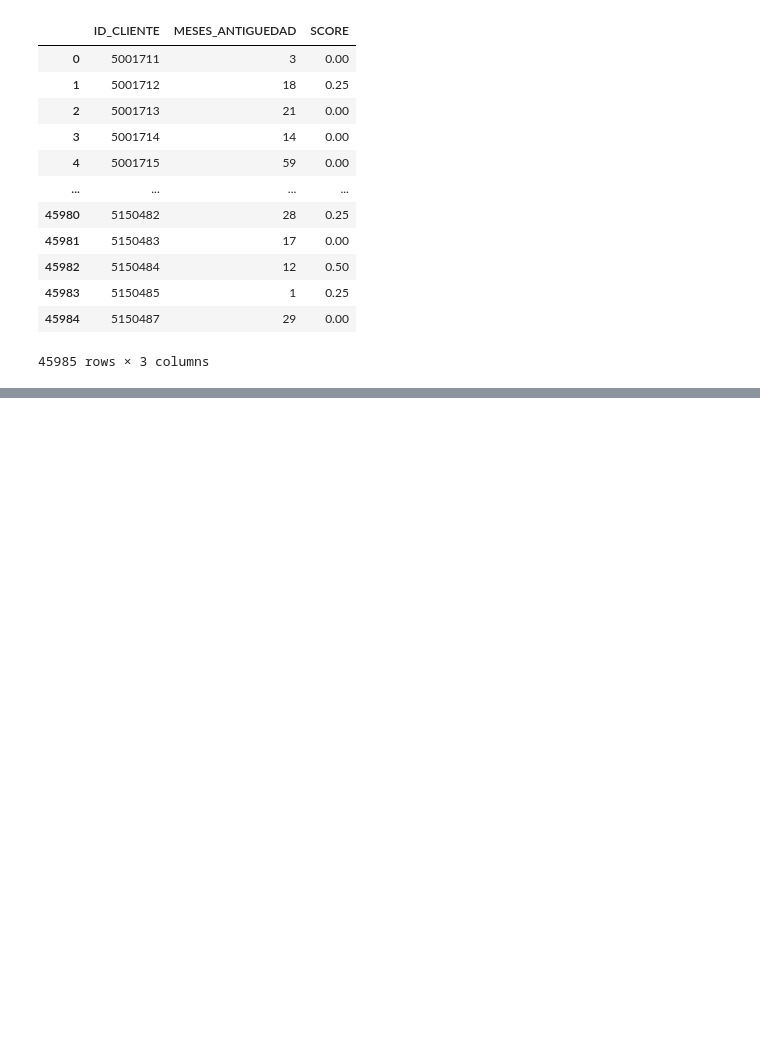
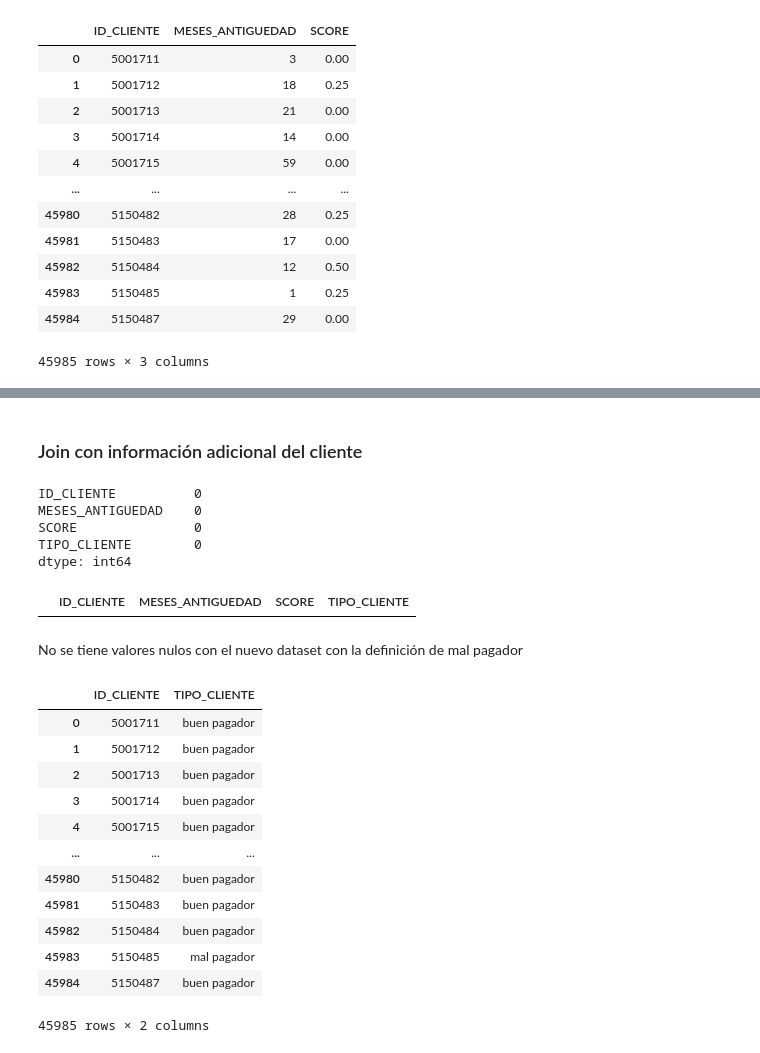
Before and after one commit to ajalca/cbe_customer_classification, a Jupyter notebook: VISA - Grupo 5.ipynb, the cells around one changed output, grey strips where cells are left out. Drawn from its saved outputs; the diff is of its cells as text; code cells hidden in the pictures; blank space fills up the shorter version.

```diff
--- a/VISA - Grupo 5.ipynb
+++ b/VISA - Grupo 5.ipynb
@@ -168,0 +168,34 @@ Name: count, dtype: int64
+# %% [markdown]
+### Join con información adicional del cliente
+# %%
+calificacion_df.isnull().sum()
+# %% [output]
+ID_CLIENTE          0
+MESES_ANTIGUEDAD    0
+SCORE               0
+TIPO_CLIENTE        0
+dtype: int64
+# %%
+calificacion_df[calificacion_df["TIPO_CLIENTE"].isnull() == True]
+# %% [output]
+|  | ID_CLIENTE | MESES_ANTIGUEDAD | SCORE | TIPO_CLIENTE |
+# %% [markdown]
+No se tiene valores nulos con el nuevo dataset con la definición de mal pagador
+# %%
+#Se crea un nuevo data con las dos columnas solicitadas CLIENTE_ID (ID_CLIENTE) y mal_pagador (TIPO_CLIENTE)
+definicion_df = calificacion_df[["ID_CLIENTE", "TIPO_CLIENTE"]]
+definicion_df
+# %% [output]
+|  | ID_CLIENTE | TIPO_CLIENTE |
+| 0 | 5001711 | buen pagador |
+| 1 | 5001712 | buen pagador |
+| 2 | 5001713 | buen pagador |
+| 3 | 5001714 | buen pagador |
+| 4 | 5001715 | buen pagador |
+| ... | ... | ... |
+| 45980 | 5150482 | buen pagador |
+| 45981 | 5150483 | buen pagador |
+| 45982 | 5150484 | buen pagador |
+| 45983 | 5150485 | mal pagador |
+| 45984 | 5150487 | buen pagador |
+45985 rows × 2 columns
```
Also changed, not shown: parts of 29 cells of this notebook, 2 other files.
